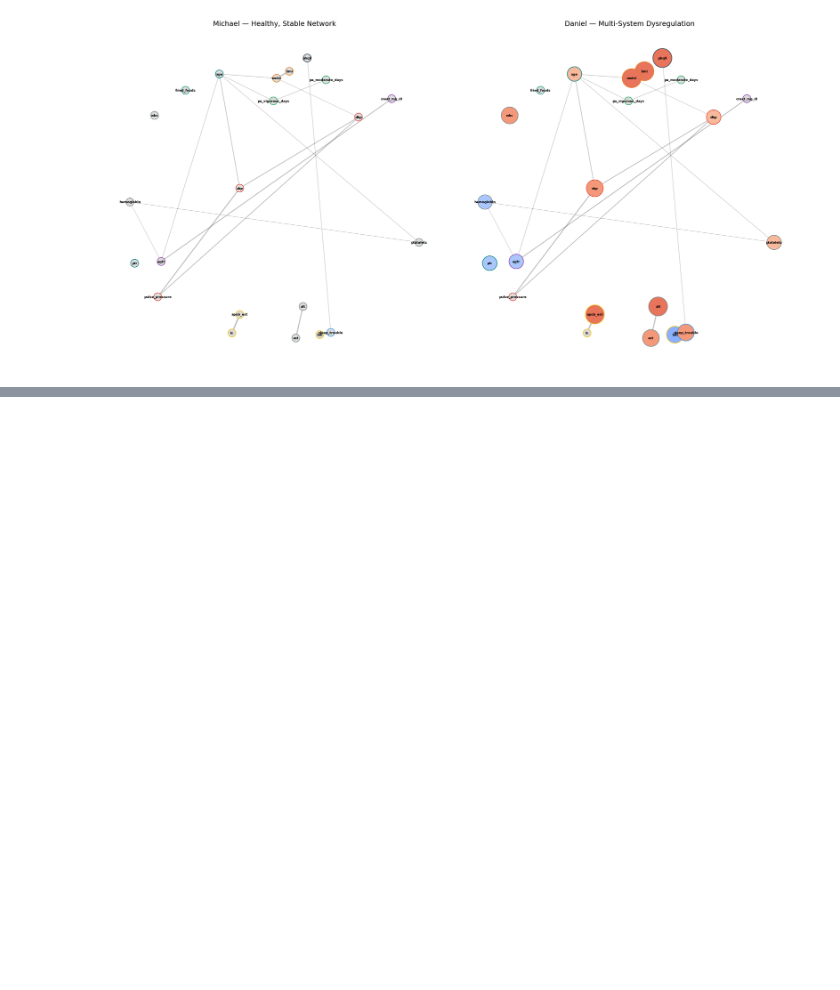
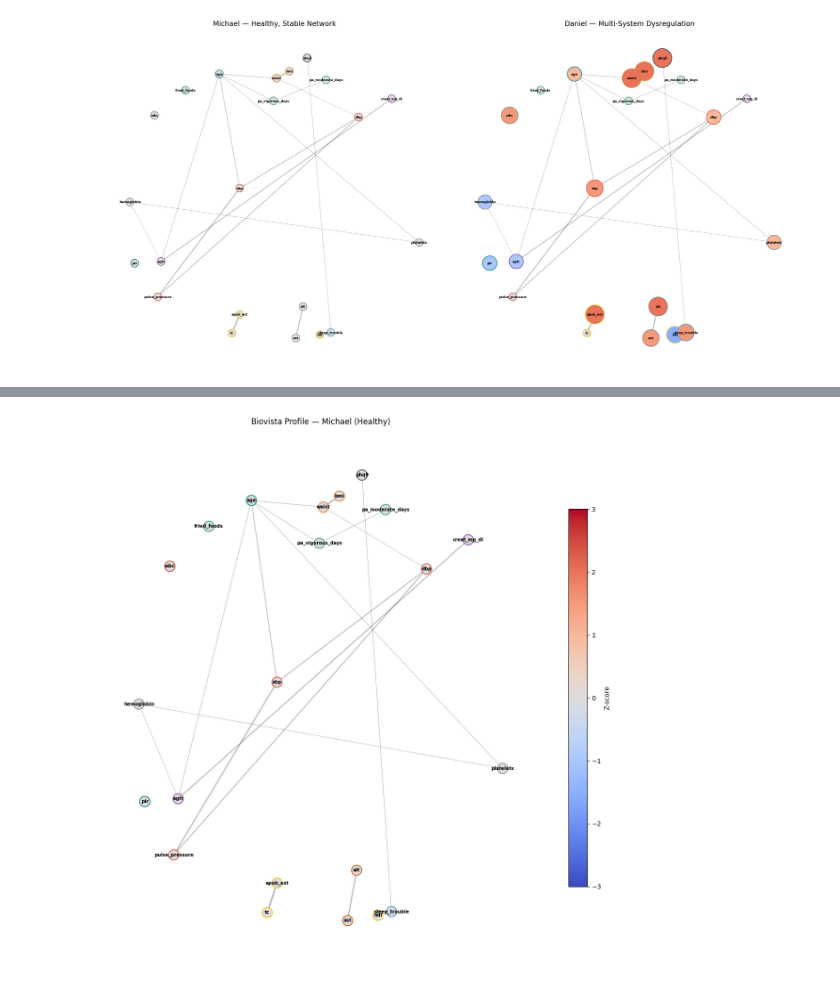
Before and after one commit to JACKMCDONNELL/python-learning, a Jupyter notebook: network/NHANES/NHANES_network.ipynb, the cells around one changed output, grey strips where cells are left out. Drawn from its saved outputs; the diff is of its cells as text; code cells hidden in the pictures; blank space fills up the shorter version.

```diff
--- a/network/NHANES/NHANES_network.ipynb
+++ b/network/NHANES/NHANES_network.ipynb
@@ -823,0 +878,97 @@ plt.show()
+# %%
+# code to render plots separately
+import matplotlib.pyplot as plt
+import numpy as np
+import networkx as nx
+
+# ----------------------------
+# Helper function
+# ----------------------------
+def plot_single_biovista(
+    G,
+    z_scores,
+    var_to_system,
+    pos,
+    title,
+    out_file
+):
+    Gp = G.copy()
+
+    # Assign z-scores
+    for n in Gp.nodes():
+        Gp.nodes[n]["z"] = float(z_scores.get(n, 0.0))
+        Gp.nodes[n]["system"] = var_to_system.get(n, "Other")
+
+    # Extract z
+    z_vals = np.array([Gp.nodes[n]["z"] for n in Gp.nodes()])
+    z_clip = np.clip(z_vals, -3, 3)
+
+    cmap = plt.cm.coolwarm
+    node_colors = cmap((z_clip + 3) / 6)
+    node_sizes = 250 + 600 * np.abs(z_clip)
+    node_edgecolors = [
+        system_color_map.get(Gp.nodes[n]["system"], "#7f8c8d")
+        for n in Gp.nodes()
+    ]
+
+    edge_widths = [0.4 + 3*abs(d.get("weight", 0.05))
+                   for (_,_,d) in Gp.edges(data=True)]
+
+    fig, ax = plt.subplots(figsize=(12,12))
+
+    nx.draw_networkx_edges(Gp, pos, width=edge_widths, alpha=0.25, ax=ax)
+    nx.draw_networkx_nodes(
+        Gp, pos,
+        node_color=node_colors,
+        node_size=node_sizes,
+        edgecolors=node_edgecolors,
+        linewidths=1.2,
+        ax=ax
+    )
+    nx.draw_networkx_labels(Gp, pos, font_size=7, font_weight="bold", ax=ax)
+
+    # Color bar
+    sm = plt.cm.ScalarMappable(cmap=cmap, norm=plt.Normalize(vmin=-3, vmax=3))
+    sm.set_array([])
+    cbar = plt.colorbar(sm, ax=ax, shrink=0.7)
+    cbar.set_label("Z-score")
+
+    ax.set_title(title)
+    ax.axis("off")
+    plt.tight_layout()
+
+    plt.savefig(out_file, dpi=350, bbox_inches="tight")
+    plt.show()
+
+    print(f"Saved: {out_file}")
+
+
+# ------------------------------------------
+# Michael = healthy (all z = 0)
+# ------------------------------------------
+z_michael = pd.Series(0.0, index=z_patient.index)
+
+plot_single_biovista(
+    G_var,
+    z_michael,
+    var_to_system,
+    pos_var,
+    title="Biovista Profile — Michael (Healthy)",
+    out_file="biovista_michael.png"
+)
+
+# ------------------------------------------
+# Daniel = unhealthy (your simulated patient)
+# ------------------------------------------
+z_daniel = z_patient.copy()
+
+plot_single_biovista(
+    G_var,
+    z_daniel,
+    var_to_system,
+    pos_var,
+    title="Biovista Profile — Daniel (Unhealthy)",
+    out_file="biovista_daniel.png"
+)
+# %% [output]
+[figure, added]
```
Also changed, not shown: parts of 2 cells of this notebook, 1 other file.
